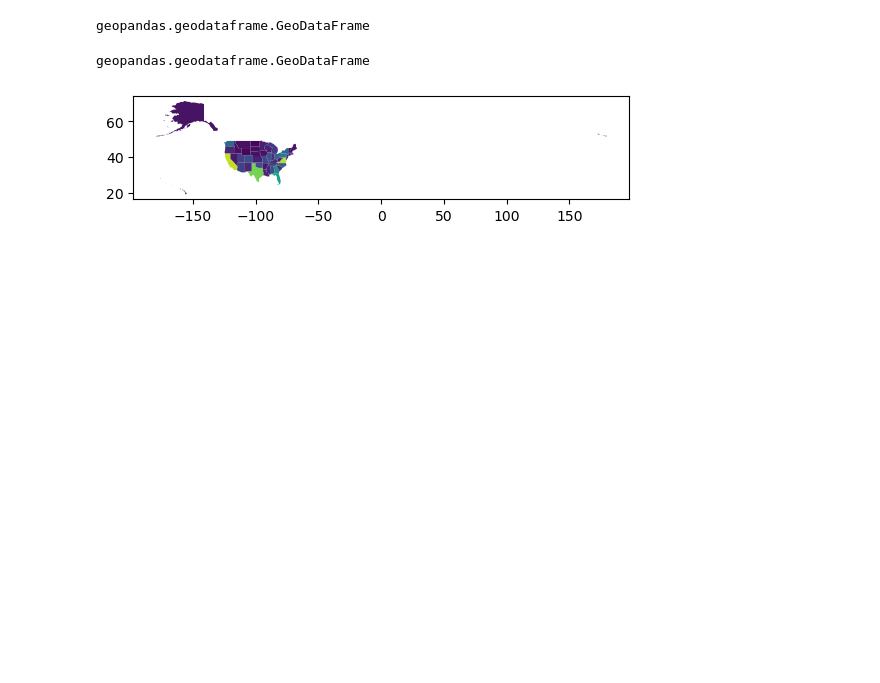
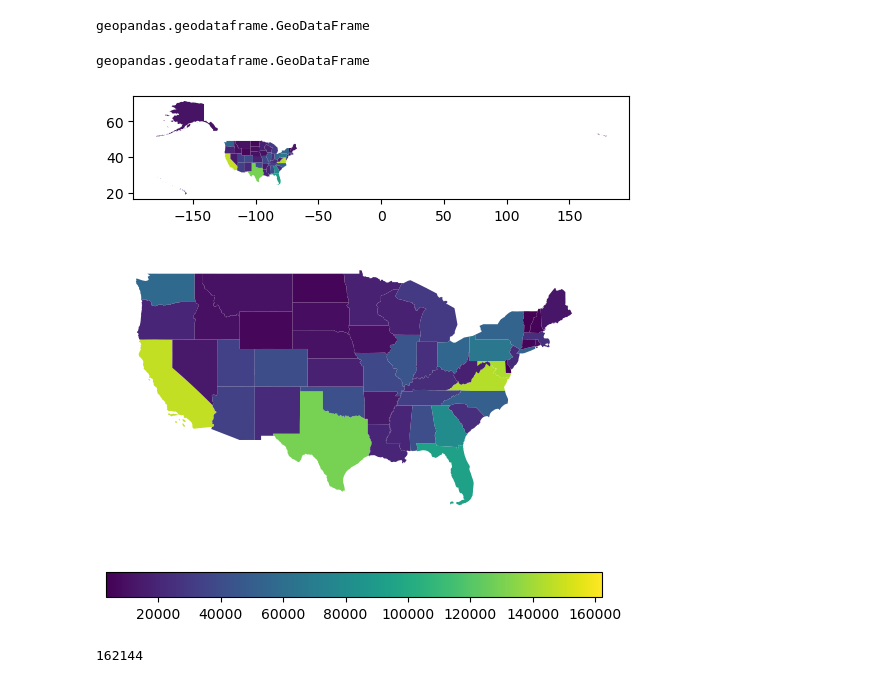
Before and after one commit to tiangenglu/data_wrangling, a Jupyter notebook: 2025-02-23_opm_March2024.ipynb, the cells around one changed output. Cells and saved outputs as stored; diff of their text form; code cells hidden in the pictures; blank space fills up the shorter version.

Commit message:
add multi-plot

```diff
--- a/2025-02-23_opm_March2024.ipynb
+++ b/2025-02-23_opm_March2024.ipynb
@@ -200,3 +200,15 @@ plt.show()
 [figure]
 # %%
 #loc_us_50st_dbf_full.to_file('st_distribution_us_only.shp')
+# %%
+loc_us_50st_dbf_full[(loc_us_50st_dbf_full['LOC']!='02') & (loc_us_50st_dbf_full['LOC']!='15')]\
+.plot(column = 'count', legend = True, legend_kwds = {'orientation':'horizontal'})
+plt.axis('off')
+plt.show()
+plt.close()
+# %% [output]
+[figure, added]
+# %%
+loc_us_50st_dbf_full['count'].max()
+# %% [output]
+162144
```
Also changed, not shown: parts of 1 cell of this notebook.
